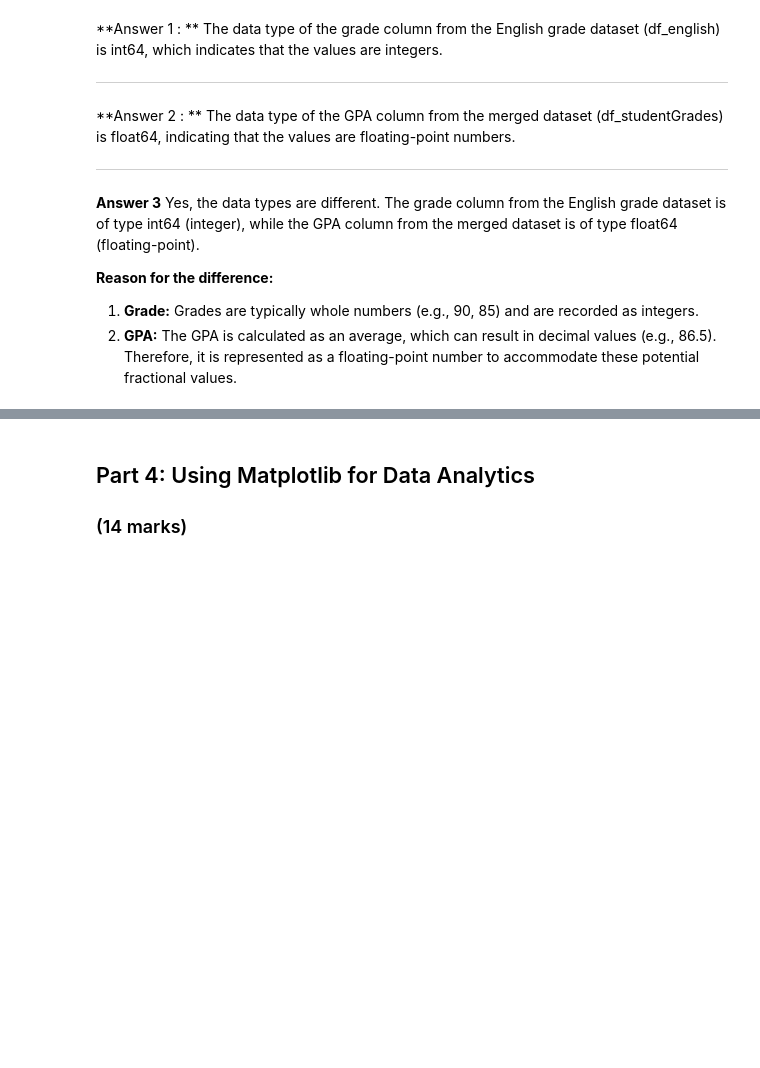
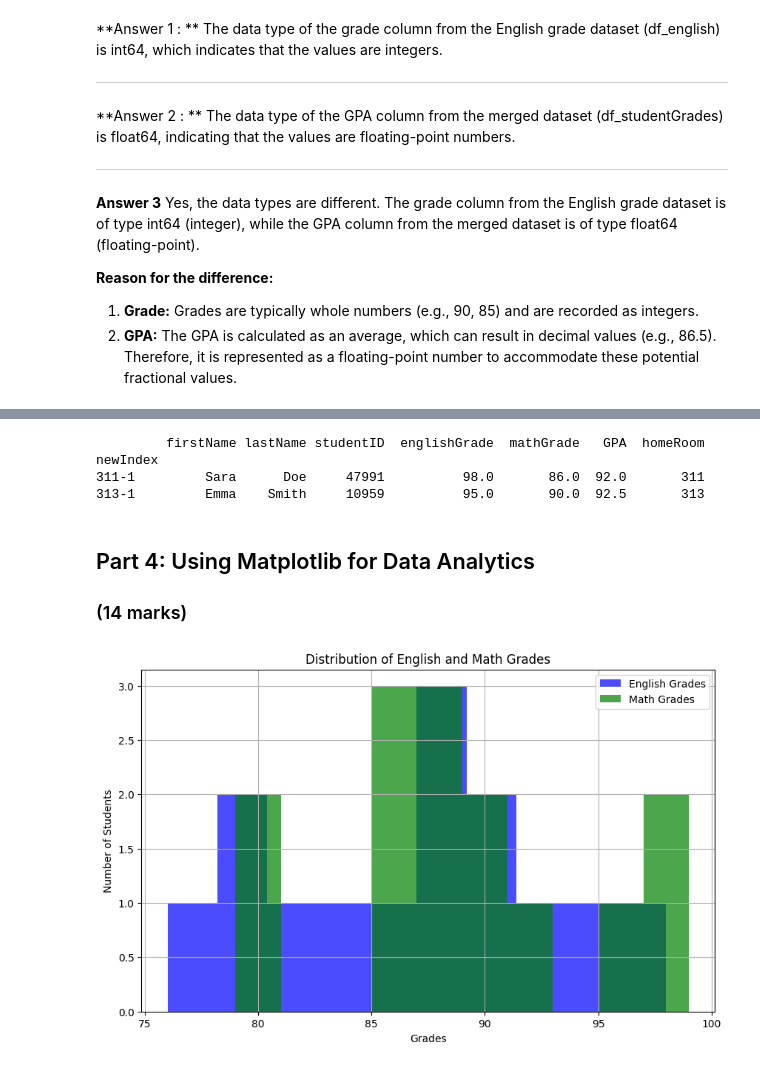
Before and after one commit to ShaikhSikanderAli/engg680_2024_fall, a Jupyter notebook: Lab_Assignment1/StudentGradeManagementSystem.ipynb, the cells around one changed output, grey strips where cells are left out. Drawn from its saved outputs; the diff is of its cells as text; code cells hidden in the pictures; blank space fills up the shorter version.

Commit message:
Complete Part 3: Part 3: More Data Analytics using Pandas and Part 4: Using Matplotlib for Data Analytics

```diff
--- a/Lab_Assignment1/StudentGradeManagementSystem.ipynb
+++ b/Lab_Assignment1/StudentGradeManagementSystem.ipynb
@@ -355,3 +371,12 @@ df_homeroom =
 # Hint: try joining on more than one column to avoid having to drop redundant columns, ie. on=['studentID', '<ColumnA>', '<ColumnB>'] ...
 # (5 marks)
 #
+# Ensure the 'studentID' columns in both DataFrames are of the same data type
+df_homeroom['studentID'] = df_homeroom['studentID'].astype(str)
+df_studentGrades['studentID'] = df_studentGrades['studentID'].astype(str)
+
+# Merge the DataFrames on 'studentID' and potentially other common columns if necessary
+df_studentInfo = pd.merge(df_studentGrades, df_homeroom, on=['studentID', 'firstName', 'lastName'])
+
+# Display the first few rows of the merged DataFrame
+print(df_studentInfo.head())
@@ -386,6 +496,18 @@ print(df_studentsGPASorted_homeroom)
 # Given df_studentsGPASorted_homeroom, please find and print the students with the highest GPA in each homeroom using the .loc method.
 # (2 marks)
 #
+# Group by homeRoom and get the index of the student with the highest GPA for each homeroom
+highest_gpa_per_homeroom = df_studentsGPASorted_homeroom.groupby('homeRoom')['GPA'].idxmax()
+
+# Use .loc to find and print the students with the highest GPA in each homeroom
+students_highest_gpa = df_studentsGPASorted_homeroom.loc[highest_gpa_per_homeroom]
+
+print(students_highest_gpa)
+# %% [output]
+         firstName lastName studentID  englishGrade  mathGrade   GPA  homeRoom
+newIndex
+311-1         Sara      Doe     47991          98.0       86.0  92.0       311
+313-1         Emma    Smith     10959          95.0       90.0  92.5       313
 # %% [markdown]
 ## Part 4: Using Matplotlib for Data Analytics
 ### (14 marks)
@@ -395,27 +518,40 @@ print(df_studentsGPASorted_homeroom)
 # %%
 # Let's use matplotlib to display a histogram of the grades distribution
 # Histograms are useful for seeing the distribution of the students grades
 
-plt.figure(figsize=(10, 6))
-plt.hist(df_studentGrades['englishGrade'], bins=10, alpha=0.7, label='English Grades', color='blue')
+# plt.figure(figsize=(10, 6))
+# plt.hist(df_studentGrades['englishGrade'], bins=10, alpha=0.7, label='English Grades', color='blue')
 
 # Step 1: Use the line above as reference to create a histogram for the math grades
 # (1 mark)
-#
+
+# Step 1: Create a histogram for the Math grades
+plt.figure(figsize=(10, 6))
+plt.hist(df_studentGrades['englishGrade'], bins=10, alpha=0.7, label='English Grades', color='blue')
+plt.hist(df_studentGrades['mathGrade'], bins=10, alpha=0.7, label='Math Grades', color='green')
+
 
 # Step 2: Ensure that your plot is descriptive, so use labels (x and y axis), a title, and a legend.
 # Hint: Use the matplotlib .legend(loc='<location>') to add and place the legend.
 # You can use 'upper left', 'upper right', 'lower left', and 'lower right' to specify the location.
 # (4 marks)
-#
-plt.grid(True)
+
+# Step 2: Add labels, title, and legend
+plt.xlabel('Grades')
+plt.ylabel('Number of Students')
+plt.title('Distribution of English and Math Grades')
+plt.legend(loc='upper right')
 
 # Step 3: Use the .savefig('<image_title>'.png) to output an image file of the histogram.
 # Please be sure to use a descriptive title!
 # (1 mark)
-#
+# Step 3: Save the figure as a PNG image
+plt.savefig('Grades_Distribution_Histogram.png')
 
+plt.grid(True)
 plt.show()
+# %% [output]
+[figure, added]
 # %%
 # Let's also use matplotlib to display a scatter plot of English vs. Math grades
 # Scatter plots are useful for seeing the relationship between two variables
```
Also changed, not shown: parts of 10 cells of this notebook.
